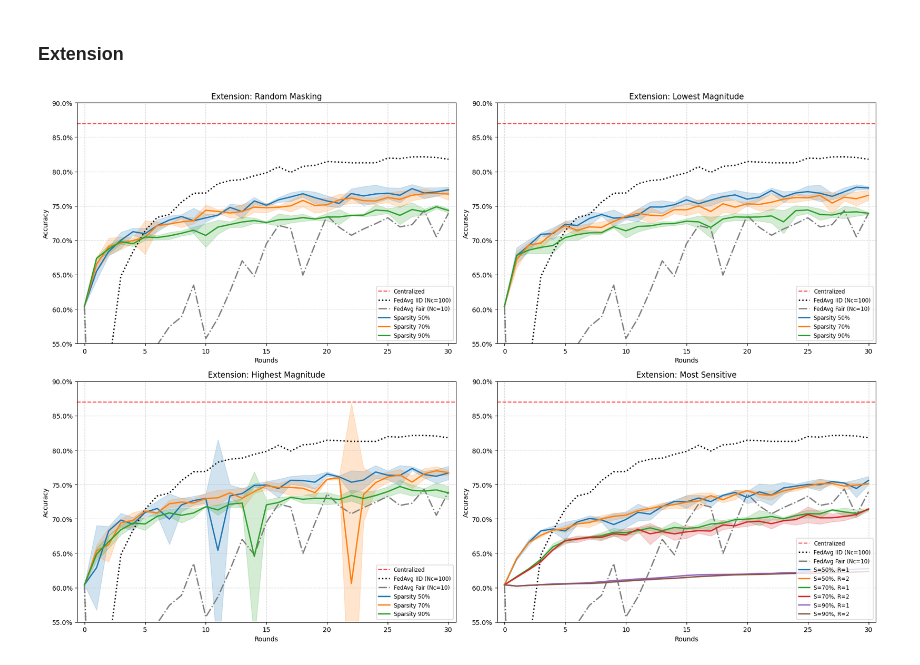
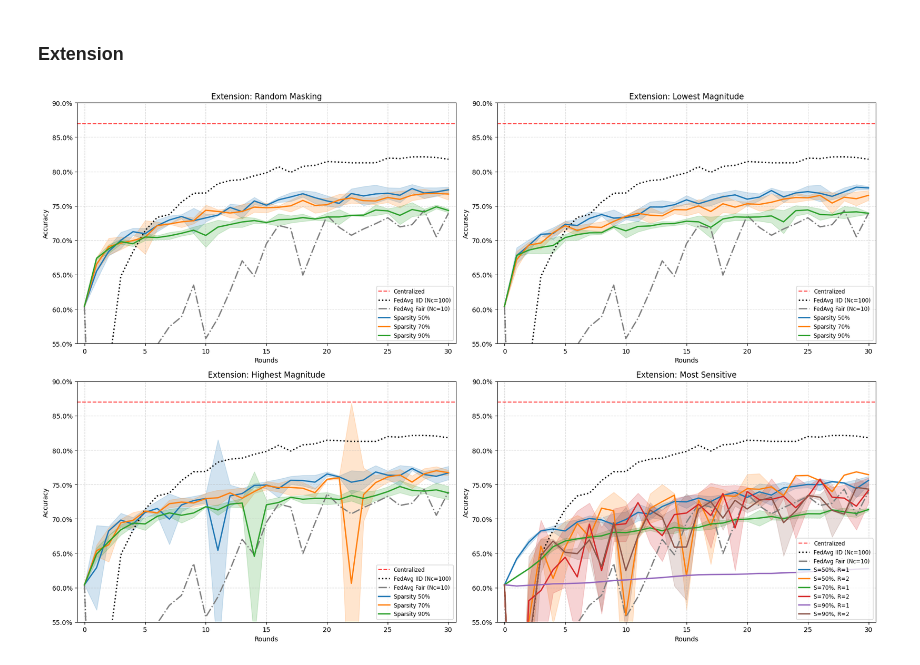
Before and after one commit to erikscolaro/FL-task-arithmetic, a Jupyter notebook: notebooks/plots.ipynb, the cells around one changed output. Saved outputs shown, nothing was run; the diff lists cells and outputs as text; code cells hidden in the pictures.

```diff
--- a/notebooks/plots.ipynb
+++ b/notebooks/plots.ipynb
@@ -914,34 +914,34 @@ low_mag_configs = {
     "Sparsity 90%": "lowest-magnitude-s90",
 }
 
 # 3. Highest Magnitude (Sparsity 50, 70, 90)
 high_mag_configs = {
     "Sparsity 50%": "highest-magnitude-s50",
     "Sparsity 70%": "highest-magnitude-s70",
     "Sparsity 90%": "highest-magnitude-s90",
 }
 
 # 4. Most Sensitive (Sparsity 50/70/90 x Rounds 1/2)
 # Note: Base names derived from config patterns (e.g., most-sensitive-s50-r1)
 most_sens_configs = {
     "S=50%, R=1": "most-sensitive-s50-r1",
-    "S=50%, R=2": "most-sensitive-s50-r2",
+    "S=50%, R=2": "most-sensitive-s50-r2-FIX-MASK",
     "S=70%, R=1": "most-sensitive-s70-r1",
-    "S=70%, R=2": "most-sensitive-s70-r2",
+    "S=70%, R=2": "most-sensitive-s70-r2-FIX-MASK",
     "S=90%, R=1": "most-sensitive-s90-r1",
-    "S=90%, R=2": "most-sensitive-s90-r2",
+    "S=90%, R=2": "most-sensitive-s90-r2-FIX-MASK",
 }
 
 # --- Generate Plots ---
 fig, axes = plt.subplots(2, 2, figsize=(width_px / dpi, height_px / dpi), dpi=dpi)
 
 plot_extension("Random Masking", random_configs, axes[0, 0], ylim=(0.55, 0.9))
 plot_extension("Lowest Magnitude", low_mag_configs, axes[0, 1], ylim=(0.55, 0.9))
 plot_extension("Highest Magnitude", high_mag_configs, axes[1, 0], ylim=(0.55, 0.9))
 plot_extension("Most Sensitive", most_sens_configs, axes[1, 1], ylim=(0.55, 0.9))
 
 plt.tight_layout()
 plt.savefig("../report/images/extensions_comparison.png", dpi=300, bbox_inches="tight")
 plt.show()
 # %% [output]
-[figure, old version]
+[figure, new version]
```
Also changed, not shown: parts of 2 cells of this notebook, 5 other files.
